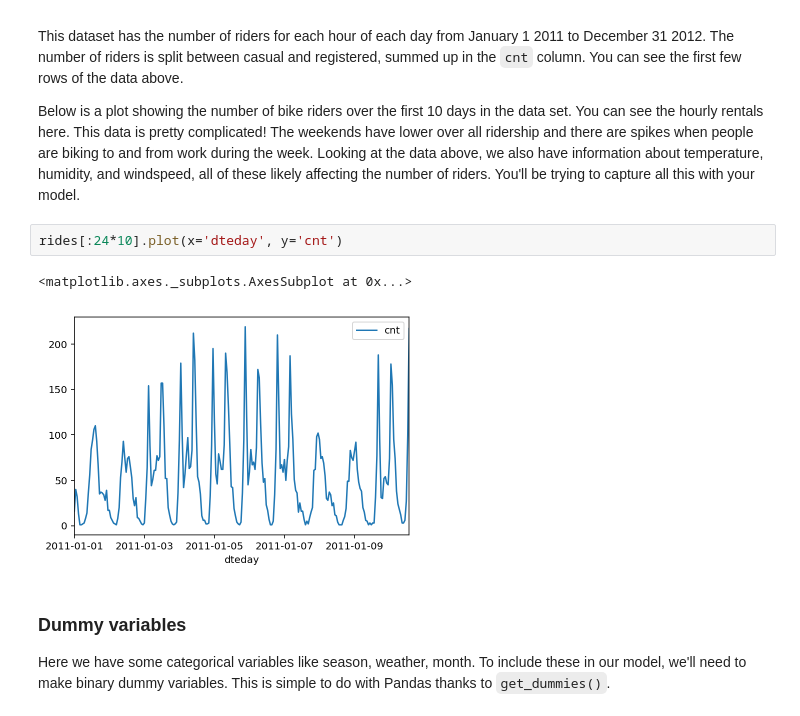
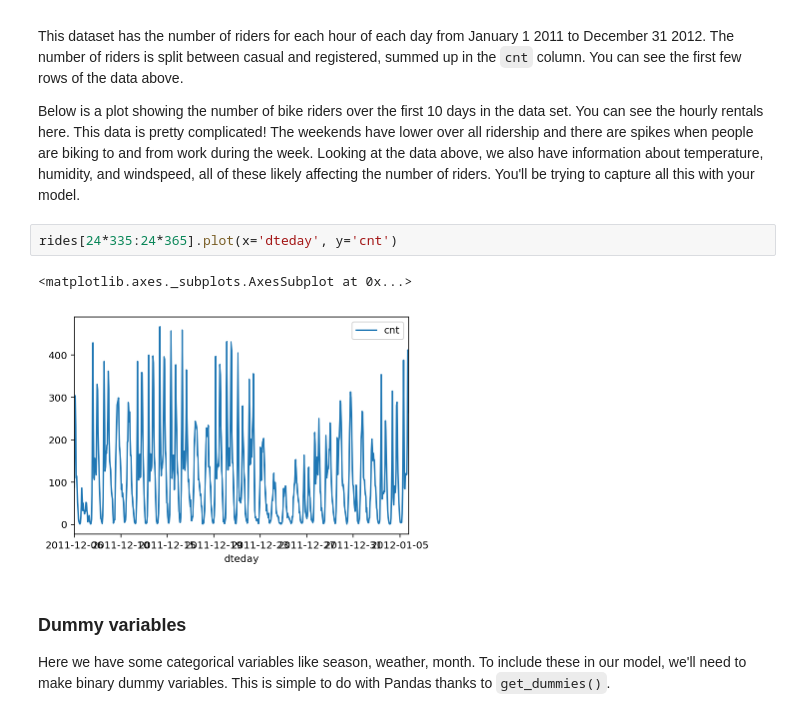
Before and after one commit to cbessega/udacity-deep_learning-project1, a Jupyter notebook: DLND-your-first-network/dlnd-your-first-neural-network.ipynb, the cells around one changed output. Cells and saved outputs as stored; diff of their text form.

```diff
--- a/DLND-your-first-network/dlnd-your-first-neural-network.ipynb
+++ b/DLND-your-first-network/dlnd-your-first-neural-network.ipynb
@@ -33,10 +33,10 @@ This dataset has the number of riders for each hour of each day from January 1 2
 
 Below is a plot showing the number of bike riders over the first 10 days in the data set. You can see the hourly rentals here. This data is pretty complicated! The weekends have lower over all ridership and there are spikes when people are biking to and from work during the week. Looking at the data above, we also have information about temperature, humidity, and windspeed, all of these likely affecting the number of riders. You'll be trying to capture all this with your model.
 # %%
-rides[:24*10].plot(x='dteday', y='cnt')
+rides[24*335:24*365].plot(x='dteday', y='cnt')
 # %% [output]
 <matplotlib.axes._subplots.AxesSubplot at 0x...>
-[figure, old version]
+[figure, new version]
 # %% [markdown]
 ### Dummy variables
 Here we have some categorical variables like season, weather, month. To include these in our model, we'll need to make binary dummy variables. This is simple to do with Pandas thanks to `get_dummies()`.
```
Also changed, not shown: parts of 6 cells of this notebook.
